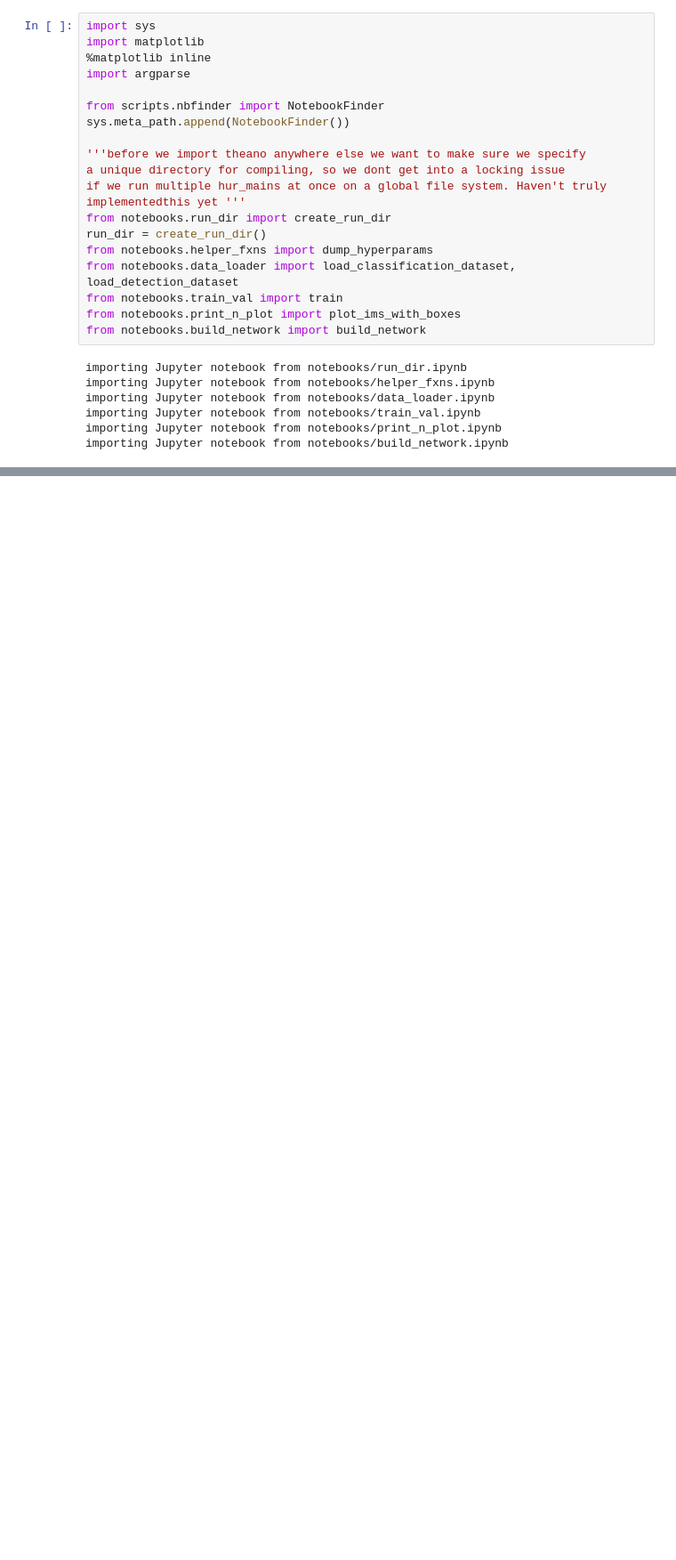
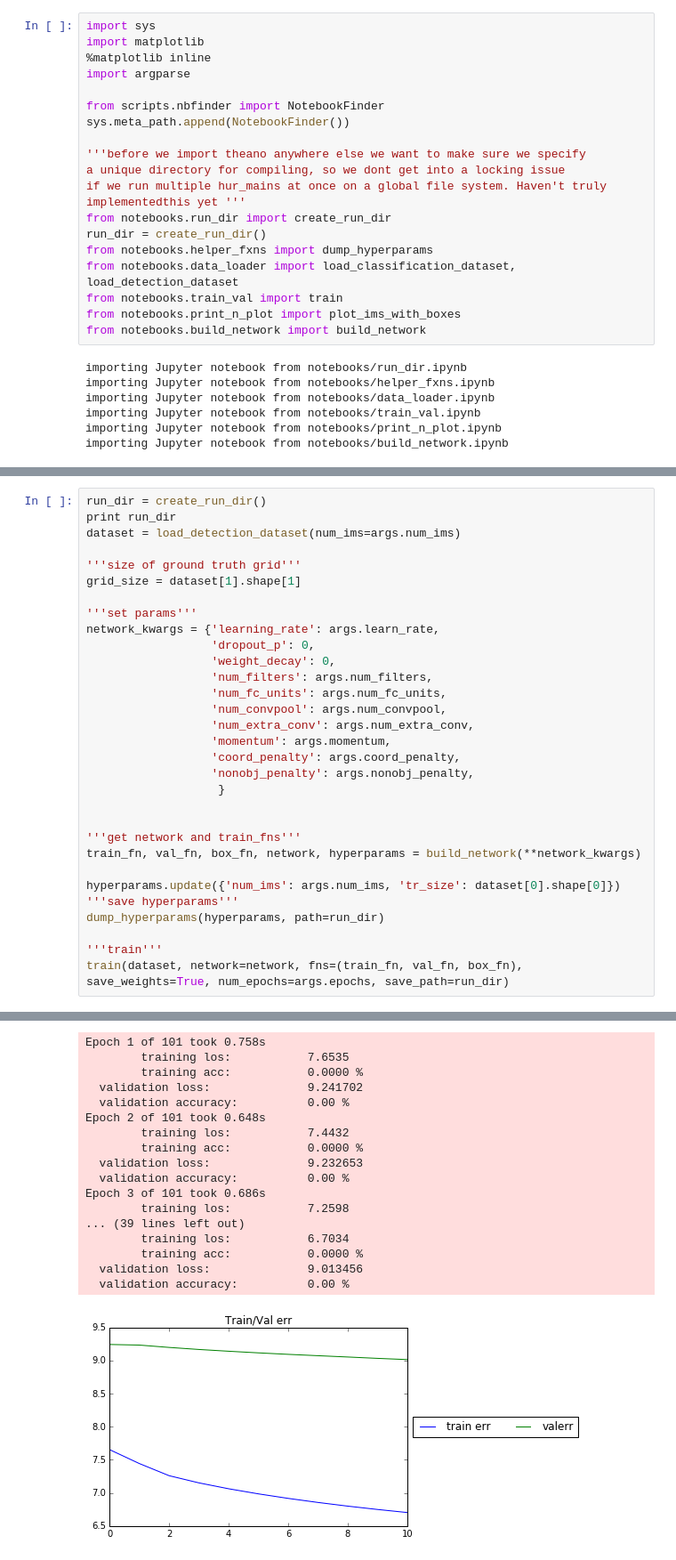
Before and after one commit to eracah/hur-detect, a Jupyter notebook: hur_main.ipynb, the cells around one changed output, grey strips where cells are left out. Shown: that part at 89% size. Saved outputs shown, nothing was run; the diff lists cells and outputs as text; blank space fills up the shorter version.

Commit message:
added save weights, got rid of pretraining, added logging and made it easier to tune parameters

```diff
--- a/hur_main.ipynb
+++ b/hur_main.ipynb
@@ -101,0 +66,32 @@ Epoch 2 of 3 took 6.212s
+# %%
+run_dir = create_run_dir()
+print run_dir
+dataset = load_detection_dataset(num_ims=args.num_ims)
+
+'''size of ground truth grid'''
+grid_size = dataset[1].shape[1]
+
+'''set params'''
+network_kwargs = {'learning_rate': args.learn_rate,
+                  'dropout_p': 0,
+                  'weight_decay': 0,
+                  'num_filters': args.num_filters,
+                  'num_fc_units': args.num_fc_units,
+                  'num_convpool': args.num_convpool,
+                  'num_extra_conv': args.num_extra_conv,
+                  'momentum': args.momentum,
+                  'coord_penalty': args.coord_penalty,
+                  'nonobj_penalty': args.nonobj_penalty,
+                   }
+
+
+'''get network and train_fns'''
+train_fn, val_fn, box_fn, network, hyperparams = build_network(**network_kwargs)
+
+hyperparams.update({'num_ims': args.num_ims, 'tr_size': dataset[0].shape[0]})
+'''save hyperparams'''
+dump_hyperparams(hyperparams, path=run_dir)
+
+'''train'''
+train(dataset, network=network, fns=(train_fn, val_fn, box_fn), save_weights=True, num_epochs=args.epochs, save_path=run_dir)
+# %% [output]
@@ -101,0 +103,18 @@ Epoch 2 of 3 took 6.212s
+Epoch 1 of 101 took 0.758s
+        training los:           7.6535
+        training acc:           0.0000 %
+  validation loss:              9.241702
+  validation accuracy:          0.00 %
+Epoch 2 of 101 took 0.648s
+        training los:           7.4432
+        training acc:           0.0000 %
+  validation loss:              9.232653
+  validation accuracy:          0.00 %
+Epoch 3 of 101 took 0.686s
+        training los:           7.2598
+... (39 lines left out)
+        training los:           6.7034
+        training acc:           0.0000 %
+  validation loss:              9.013456
+  validation accuracy:          0.00 %
+[figure, added]
```
Also changed, not shown: parts of 2 cells of this notebook, 3 other files.
